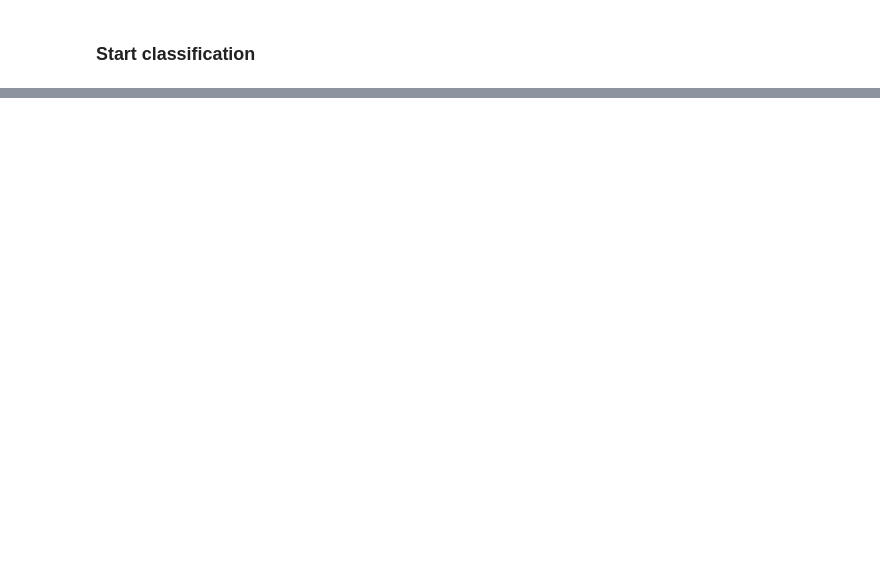
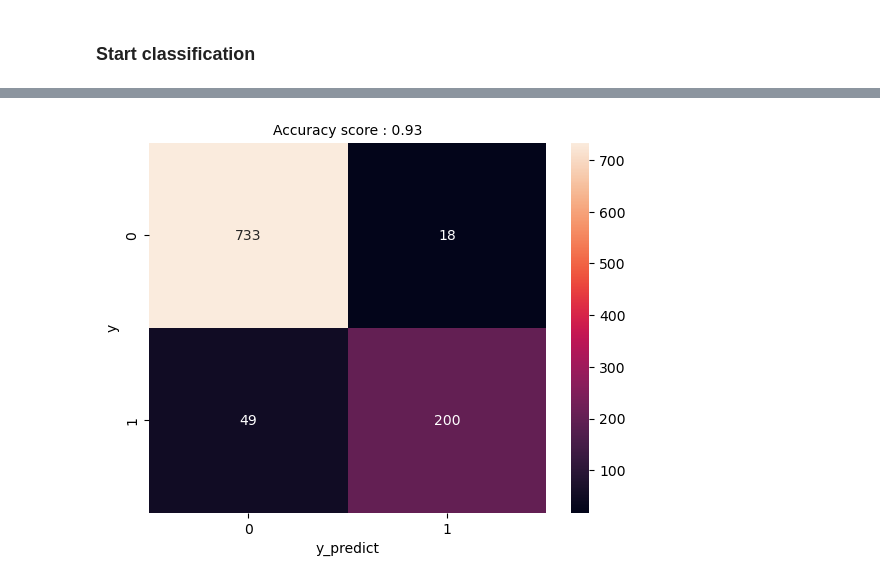
Before and after one commit to GeekWulf/AI-group-project, a Jupyter notebook: k_closest_neighbors/k_closeset_neighbors.ipynb, the cells around one changed output, grey strips where cells are left out. Cells and saved outputs as stored; diff of their text form; code cells hidden in the pictures; blank space fills up the shorter version.

```diff
--- a/k_closest_neighbors/k_closeset_neighbors.ipynb
+++ b/k_closest_neighbors/k_closeset_neighbors.ipynb
@@ -189,0 +229,5 @@ print(accuracy_score(y_test, y_pred))
+# %%
+stroke_predict = knn.predict(X)
+
+df['stroke predict'] = pd.DataFrame(stroke_predict)
+df
@@ -189,0 +248,11 @@ print(accuracy_score(y_test, y_pred))
+# %%
+acc = round(accuracy_score(y, stroke_predict), 2)
+cm = confusion_matrix(df['stroke'], df['stroke predict'])
+sns.heatmap(cm, annot = True, fmt = ".0f")
+plt.xlabel('y_predict')
+plt.ylabel('y')
+plt.title('Accuracy score : {0}'.format(acc), size = 10)
+
+plt.show()
+# %% [output]
+[figure, added]
```
Also changed, not shown: parts of 19 cells of this notebook.
